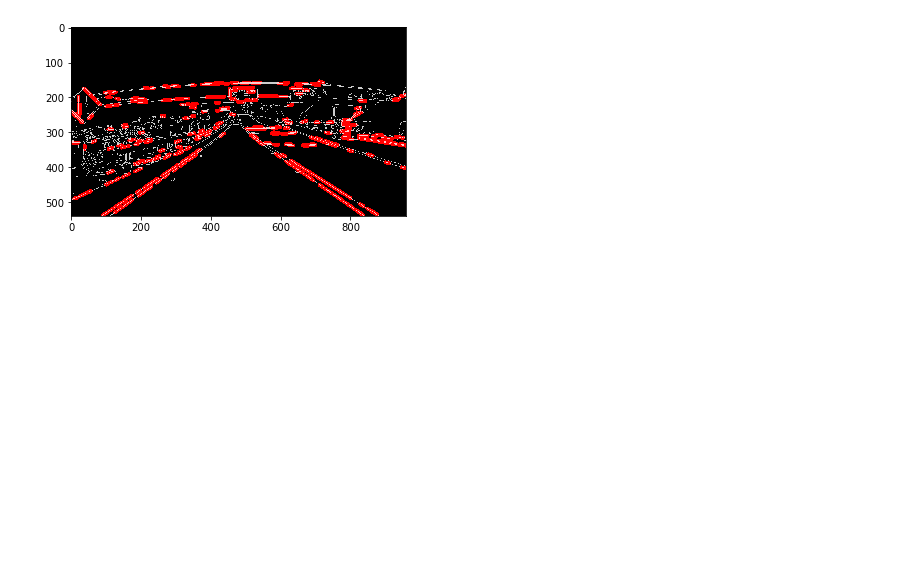
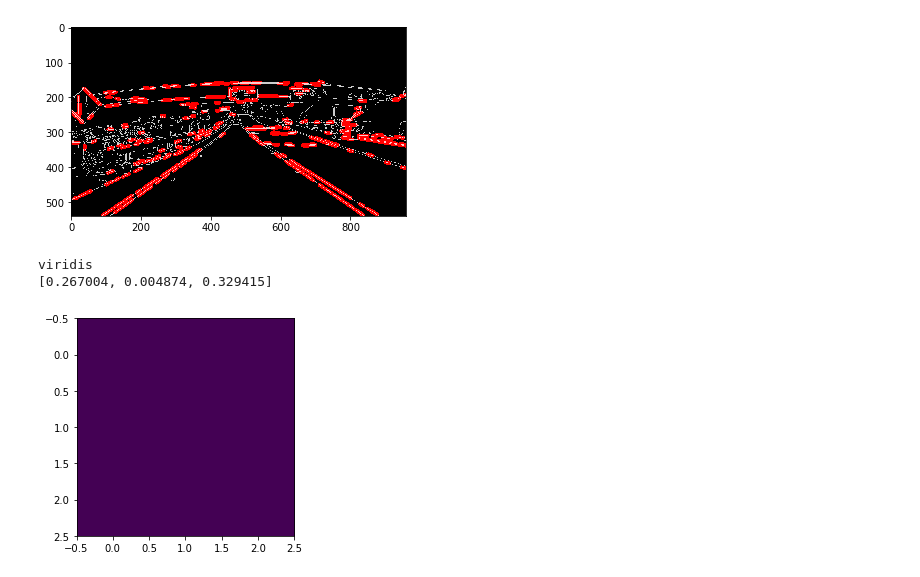
Before and after one commit to minh84/udacity_carnd, a Jupyter notebook: 03_canny_edge_dection.ipynb, the cells around one changed output. Saved outputs shown, nothing was run; the diff lists cells and outputs as text; code cells hidden in the pictures; blank space fills up the shorter version.

```diff
--- a/03_canny_edge_dection.ipynb
+++ b/03_canny_edge_dection.ipynb
@@ -58,3 +59,20 @@ plt.imshow(combo)
 plt.show()
 # %% [output]
 [figure]
+# %%
+import matplotlib
+from matplotlib import cm
+print (matplotlib.rcParams['image.cmap'])
+x = cm.get_cmap(name = 'viridis')
+print(x.colors[0])
+y = np.zeros([3,3,3], dtype=np.float32)
+for i in range(3):
+    for j in range(3):
+        y[i,j,:] = x.colors[0]
+
+plt.figure()
+_=plt.imshow(y)
+# %% [output]
+viridis
+[0.267004, 0.004874, 0.329415]
+[figure, added]
```
Also changed, not shown: parts of 3 cells of this notebook, 1 other file.
